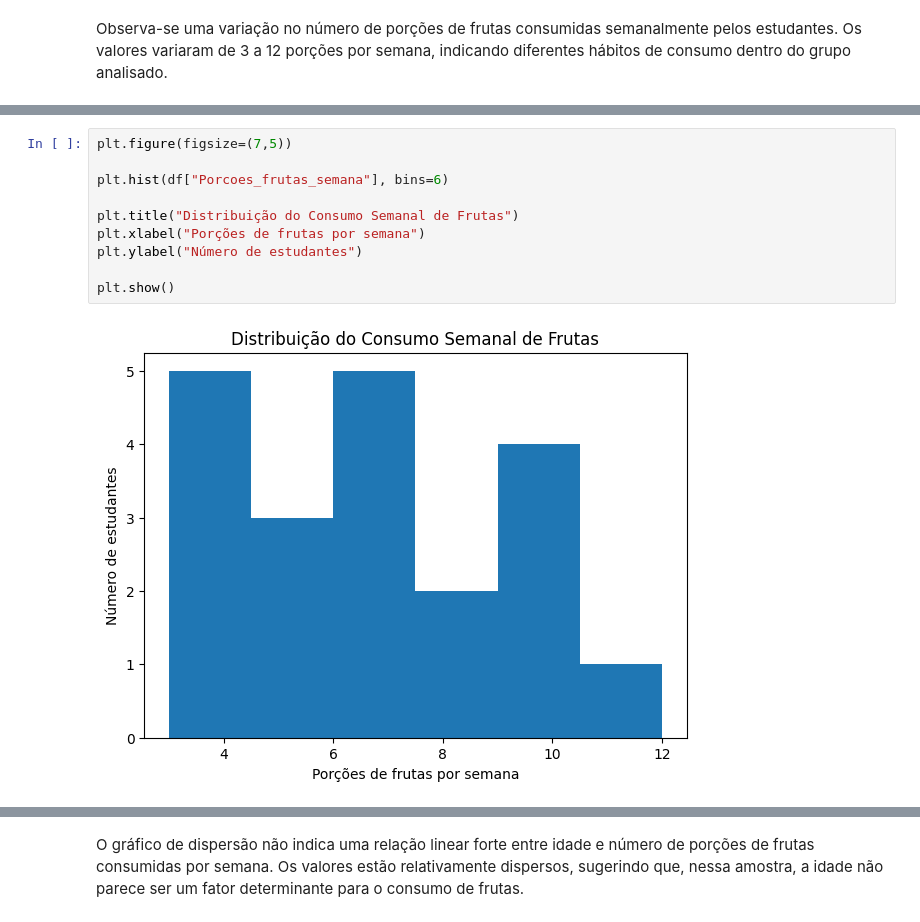
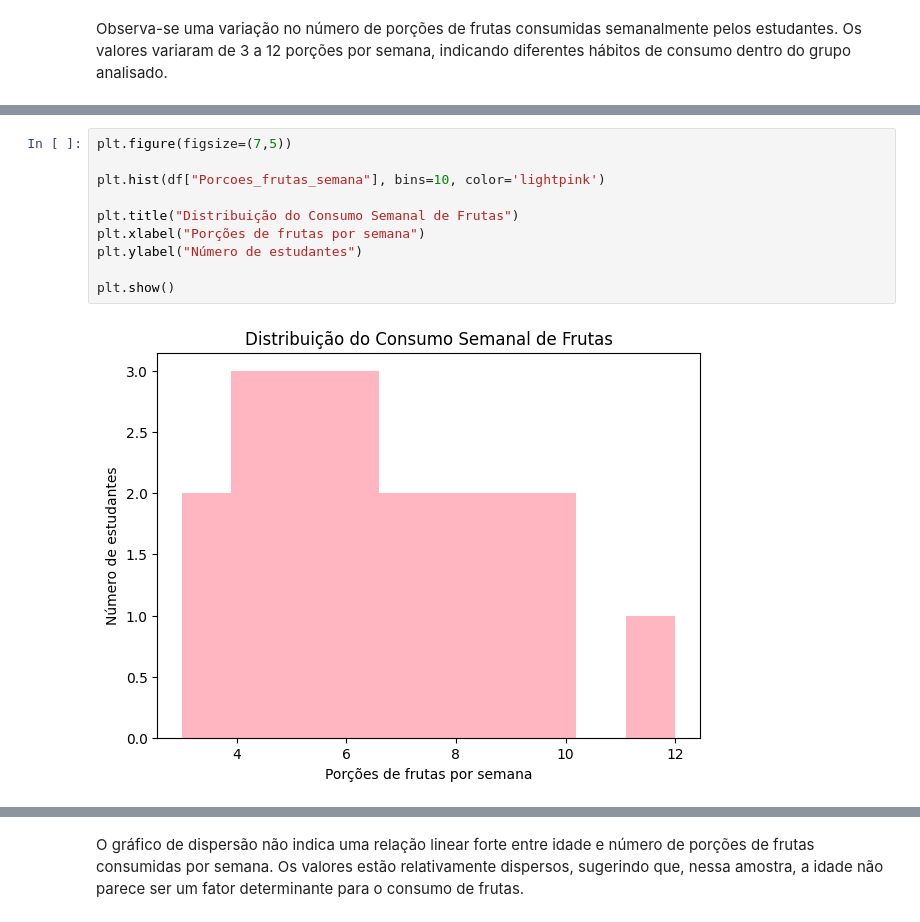
Before and after one commit to yasfmonteiro/Atividades-Estatistica-2026, a Jupyter notebook: tarefa3.ipynb, the cells around one changed output, grey strips where cells are left out. Drawn from its saved outputs; the diff is of its cells as text.

```diff
--- a/tarefa3.ipynb
+++ b/tarefa3.ipynb
@@ -139,15 +143,15 @@ plt.show()
 # %%
 plt.figure(figsize=(7,5))
 
-plt.hist(df["Porcoes_frutas_semana"], bins=6)
+plt.hist(df["Porcoes_frutas_semana"], bins=10, color='lightpink')
 
 plt.title("Distribuição do Consumo Semanal de Frutas")
 plt.xlabel("Porções de frutas por semana")
 plt.ylabel("Número de estudantes")
 
 plt.show()
 # %% [output]
-[figure, old version]
+[figure, new version]
 # %%
 plt.figure(figsize=(7,5))
 
```
Also changed, not shown: parts of 3 cells of this notebook.
